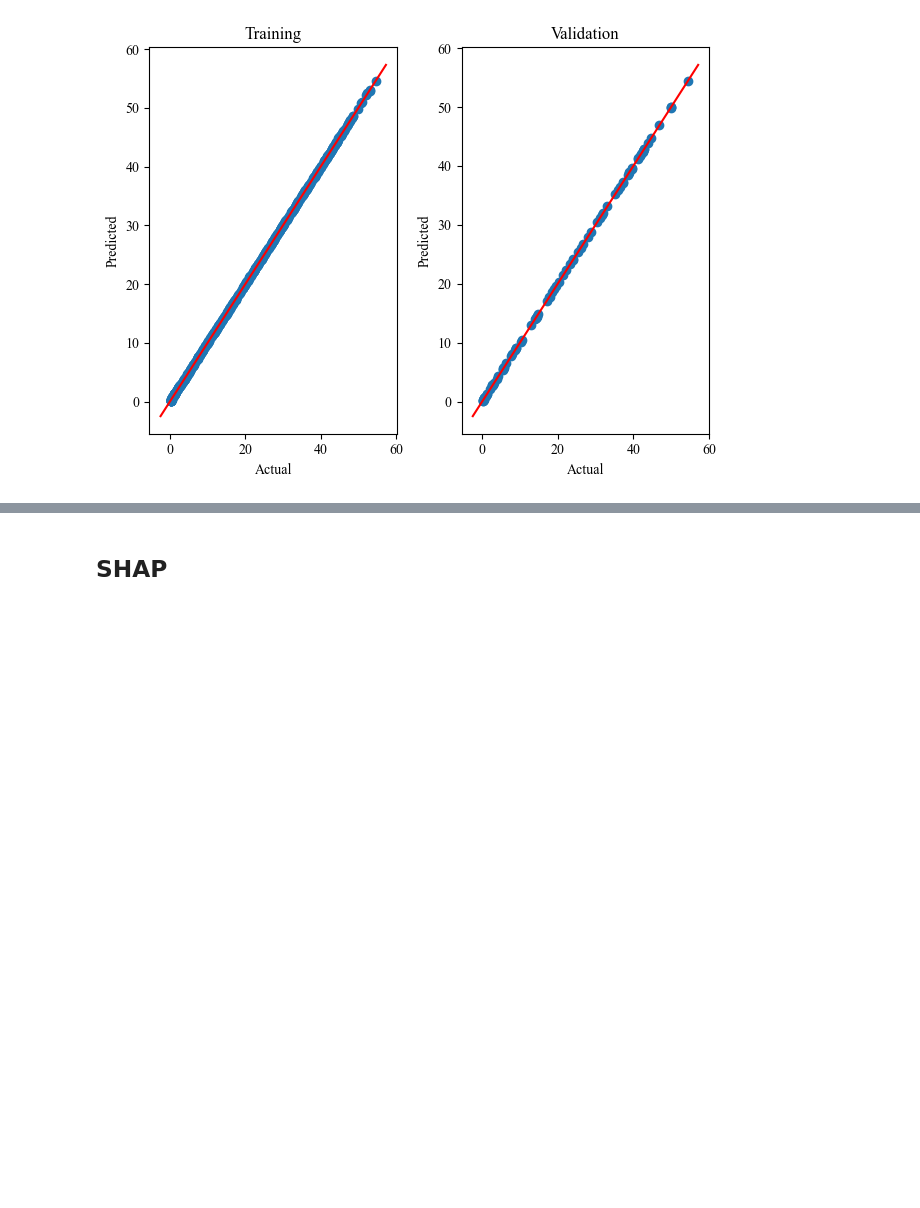
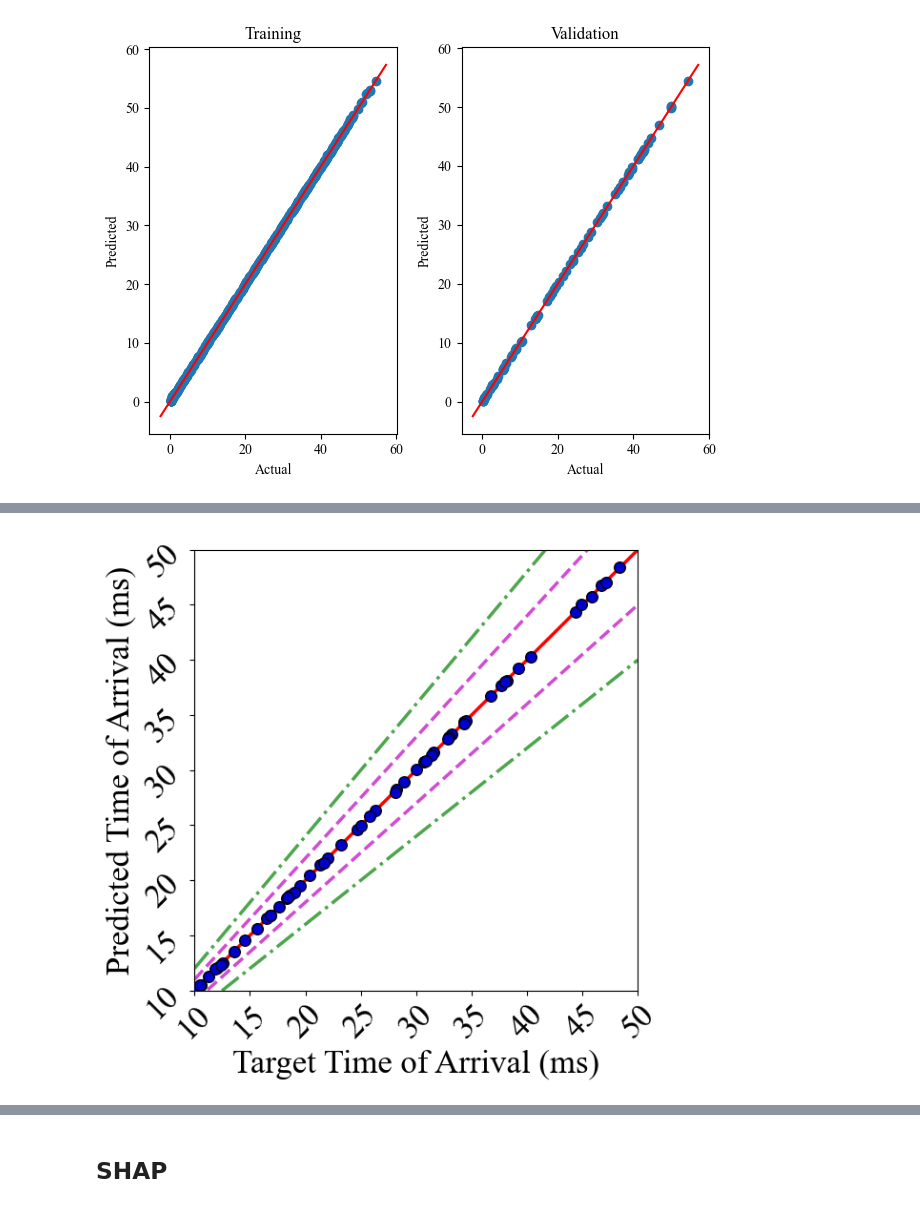
Before and after one commit to ChamodiWidanage/ANN_1D_2, a Jupyter notebook: Arrival_Time/Arival_ANN_model_1_nodrop_noscale.ipynb, the cells around one changed output, grey strips where cells are left out. Drawn from its saved outputs; the diff is of its cells as text; code cells hidden in the pictures; blank space fills up the shorter version.

```diff
--- a/Arrival_Time/Arival_ANN_model_1_nodrop_noscale.ipynb
+++ b/Arrival_Time/Arival_ANN_model_1_nodrop_noscale.ipynb
@@ -298,3 +314,41 @@ Text(0, 0.5, 'Predicted data')
+# %%
+from sklearn.metrics import r2_score
+# Initialize layout
+fig1, ax1 = plt.subplots(figsize = (6, 6))
+
+# Add scatterplot
+ax1.scatter(y_test, y_pred, s=70, alpha=1, edgecolors="k",c='mediumblue',zorder=5, label = 'Points')
+
+# Set the font to New Times Roman for all elements
+plt.rcParams['font.family'] = 'serif'
+plt.rcParams['font.serif'] = ['Times New Roman'] + plt.rcParams['font.serif']
+
+
+plt.ylabel('Predicted Time of Arrival (ms)',fontsize = 25)
+plt.xlabel('Target Time of Arrival (ms)',fontsize = 25)
+plt.xticks(fontsize = 25, rotation=45)
+plt.yticks(fontsize = 25, rotation=45)
+
+
+x1 = np.linspace(10,50)
+
+plt.plot(x1, x1, 'Red', label='45\N{DEGREE SIGN} line',lw=2.5,alpha=1)
+plt.plot(x1, 1.1*x1, '--m', label='\u00B110% Error',lw=2.5,alpha=0.7)
+plt.plot(x1, 0.9*x1,'m', linestyle='--',lw=2.5,alpha=0.7)
+plt.plot(x1, 1.2*x1, '-.g', label='\u00B120% Error',lw=2.5,alpha=0.7)
+plt.plot(x1, 0.8*x1,'-.g',lw=2.5,alpha=0.7)
+
+plt.ylim(10,50)
+plt.xlim(10,50)
+#plt.legend(loc='upper left',fontsize = 25)
+
+#plt.grid()
+
+ax1.spines['left'].set_color('black')        # setting up Y-axis tick color to red
+ax1.spines['bottom'].set_color('black')         #setting up above X-axis tick color to red
+plt.savefig('plot1.png', dpi = 600, bbox_inches = 'tight')
+# %% [output]
+[figure, added]
 # %%
 from sklearn.metrics import r2_score
 # Initialize layout
```
Also changed, not shown: parts of 29 cells of this notebook, 46 other files.
